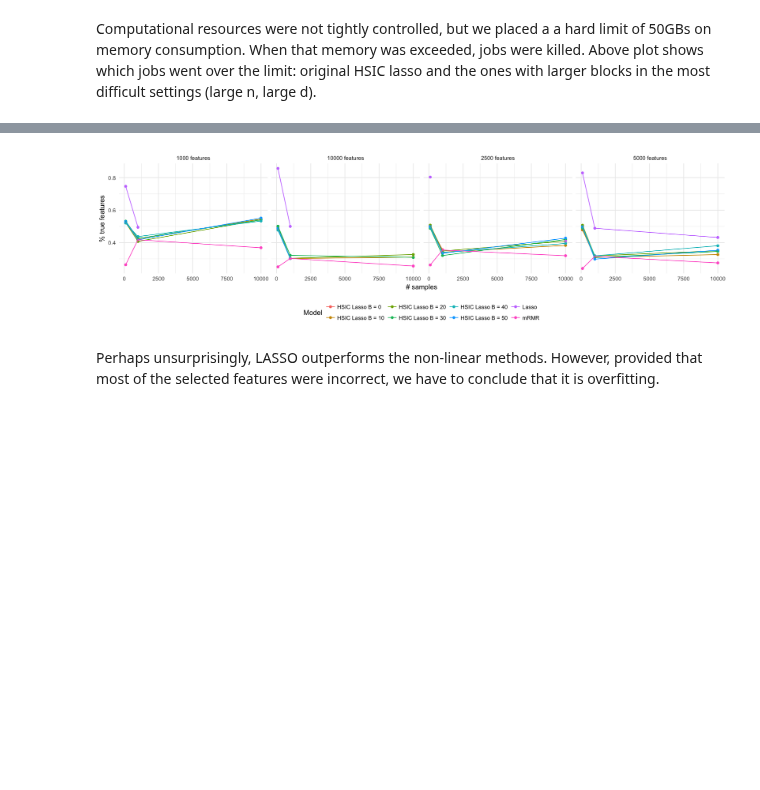
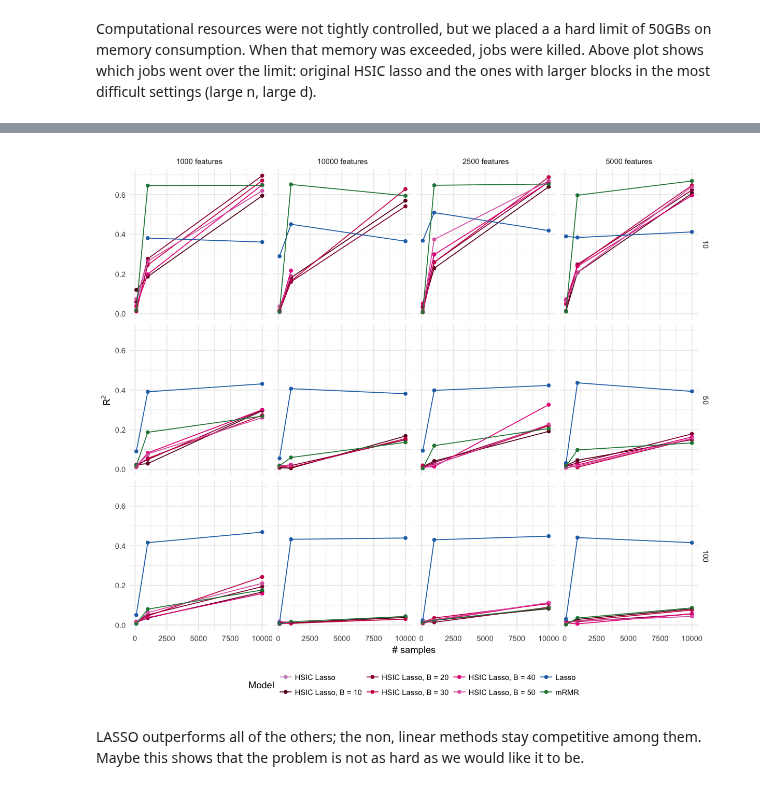
Before and after one commit to hclimente/nori, a Jupyter notebook: doc/benchmark.ipynb, the cells around one changed output, grey strips where cells are left out. Cells and saved outputs as stored; diff of their text form; code cells hidden in the pictures; blank space fills up the shorter version.

```diff
--- a/doc/benchmark.ipynb
+++ b/doc/benchmark.ipynb
@@ -26,0 +6,8 @@ The following object is masked from ‘package:ggplot2’:
+# %%
+library(tidyverse)
+library(cowplot)
+
+palette = c('HSIC Lasso' = '#c994c7', 'HSIC Lasso, B = 50' = '#df65b0',
+            'HSIC Lasso, B = 40' = '#e7298a', 'HSIC Lasso, B = 30' = '#ce1256',
+            'HSIC Lasso, B = 20' = '#980043', 'HSIC Lasso, B = 10' = '#67001f',
+            'Lasso' = '#2171b5', 'mRMR' = '#238443')
@@ -92,9 +103,10 @@ We fitten a kernelized SVM to the features selected by mRMR and HSIC lasso. Then
 # %%
-prediction <- read_tsv('../results/benchmark/prediction.tsv', col_types = 'ciddd') %>%
-    mutate(model = gsub('hsic_lasso', 'HSIC Lasso', model),
-           model = gsub('-b', ' B = ', model),
+prediction <- read_tsv('../results/benchmark/prediction.tsv', col_types = 'cddiid') %>%
+    mutate(model = gsub('hsic_lasso-b0', 'HSIC Lasso', model),
+           model = gsub('hsic_lasso', 'HSIC Lasso', model),
+           model = gsub('-b', ', B = ', model),
            model = gsub('lasso', 'Lasso', model)) %>%
-    group_by(model, n, d) %>%
+    group_by(model, n, c, d) %>%
     summarize(sd = sd(r2), r2 = mean(r2), ended = n()) %>%
     ungroup
 # %%
@@ -116,14 +130,15 @@ Warning message:
 # %%
-options(repr.plot.width=14, repr.plot.height=4)
+options(repr.plot.width=10, repr.plot.height=9)
 prediction %>%
     mutate(d = paste(d, 'features')) %>%
     ggplot(aes(x = n, y = r2, color = model)) +
-#        geom_errorbar(aes(ymin = r2 - sd, ymax = r2 + sd)) +
+#         geom_errorbar(aes(ymin = r2 - sd, ymax = r2 + sd)) +
         geom_point() +
         geom_line() +
         theme_minimal() +
         theme(legend.position = 'bottom') +
-        labs(x = '# samples', y = '% true features', color = 'Model') +
-        facet_grid(. ~ d)
+        labs(x = '# samples', y = expression(R^2), color = 'Model') +
+        facet_grid(c ~ d) +
+        scale_color_manual(values = palette)
 # %% [output]
 Warning message:
@@ -131,3 +147,3 @@ Warning message:
-[figure, old version]
+[figure, new version]
-# %% [markdown]
-Perhaps unsurprisingly, LASSO outperforms the non-linear methods. However, provided that most of the selected features were incorrect, we have to conclude that it is overfitting.
+# %% [markdown]
+LASSO outperforms all of the others; the non, linear methods stay competitive among them. Maybe this shows that the problem is not as hard as we would like it to be.
```
Also changed, not shown: parts of 11 cells of this notebook.
